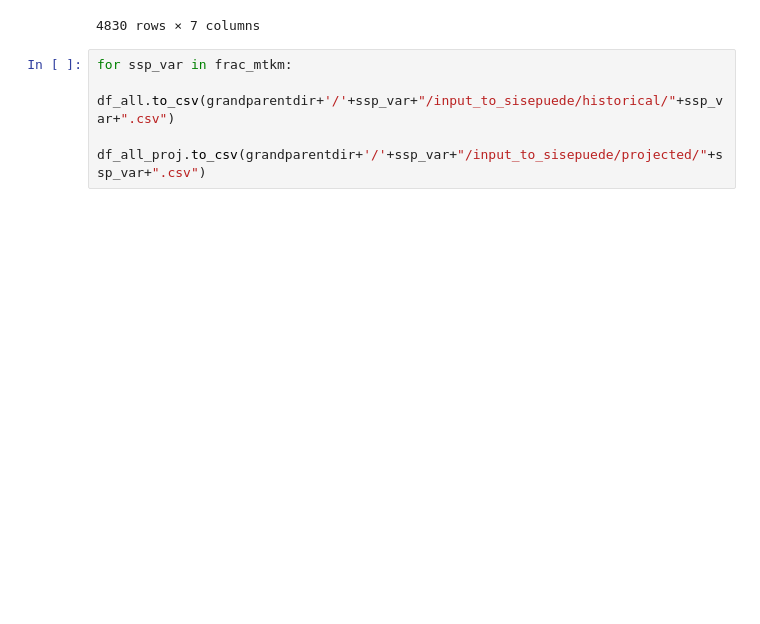
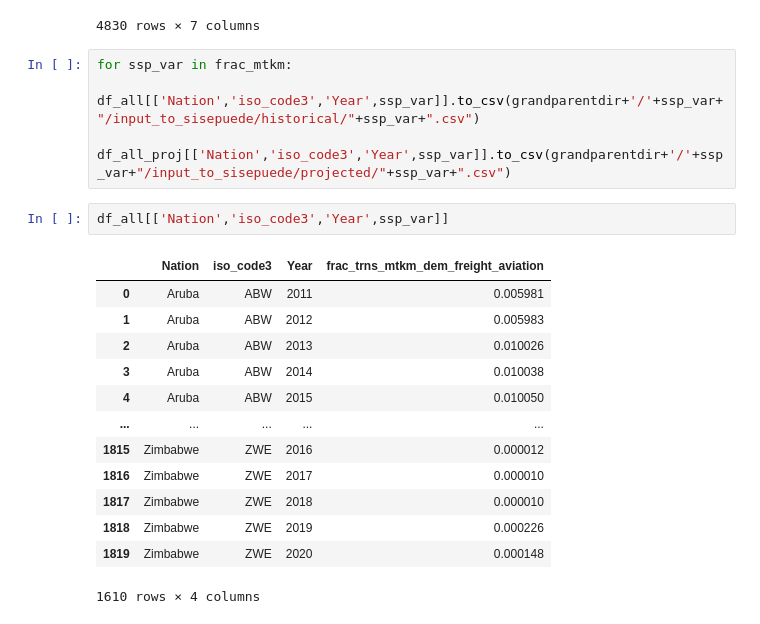
Before and after one commit to milocortes/sisepuede_data, a Jupyter notebook: Energy/frac_trns_mtkm_dem_freight_aviation/src/Process_all.ipynb, the cells around one changed output. Cells and saved outputs as stored; diff of their text form; blank space fills up the shorter version.

Commit message:
frac_mtkm bien

```diff
--- a/Energy/frac_trns_mtkm_dem_freight_aviation/src/Process_all.ipynb
+++ b/Energy/frac_trns_mtkm_dem_freight_aviation/src/Process_all.ipynb
@@ -298,5 +298,21 @@ df_all_proj
 4830 rows × 7 columns
 # %%
 for ssp_var in frac_mtkm:
-    df_all.to_csv(grandparentdir+'/'+ssp_var+"/input_to_sisepuede/historical/"+ssp_var+".csv")
-    df_all_proj.to_csv(grandparentdir+'/'+ssp_var+"/input_to_sisepuede/projected/"+ssp_var+".csv")
+    df_all[['Nation','iso_code3','Year',ssp_var]].to_csv(grandparentdir+'/'+ssp_var+"/input_to_sisepuede/historical/"+ssp_var+".csv")
+    df_all_proj[['Nation','iso_code3','Year',ssp_var]].to_csv(grandparentdir+'/'+ssp_var+"/input_to_sisepuede/projected/"+ssp_var+".csv")
+# %%
+df_all[['Nation','iso_code3','Year',ssp_var]]
+# %% [output]
+|  | Nation | iso_code3 | Year | frac_trns_mtkm_dem_freight_aviation |
+| 0 | Aruba | ABW | 2011 | 0.005981 |
+| 1 | Aruba | ABW | 2012 | 0.005983 |
+| 2 | Aruba | ABW | 2013 | 0.010026 |
+| 3 | Aruba | ABW | 2014 | 0.010038 |
+| 4 | Aruba | ABW | 2015 | 0.010050 |
+| ... | ... | ... | ... | ... |
+| 1815 | Zimbabwe | ZWE | 2016 | 0.000012 |
+| 1816 | Zimbabwe | ZWE | 2017 | 0.000010 |
+| 1817 | Zimbabwe | ZWE | 2018 | 0.000010 |
+| 1818 | Zimbabwe | ZWE | 2019 | 0.000226 |
+| 1819 | Zimbabwe | ZWE | 2020 | 0.000148 |
+1610 rows × 4 columns
```
Also changed, not shown: 16 other files.
